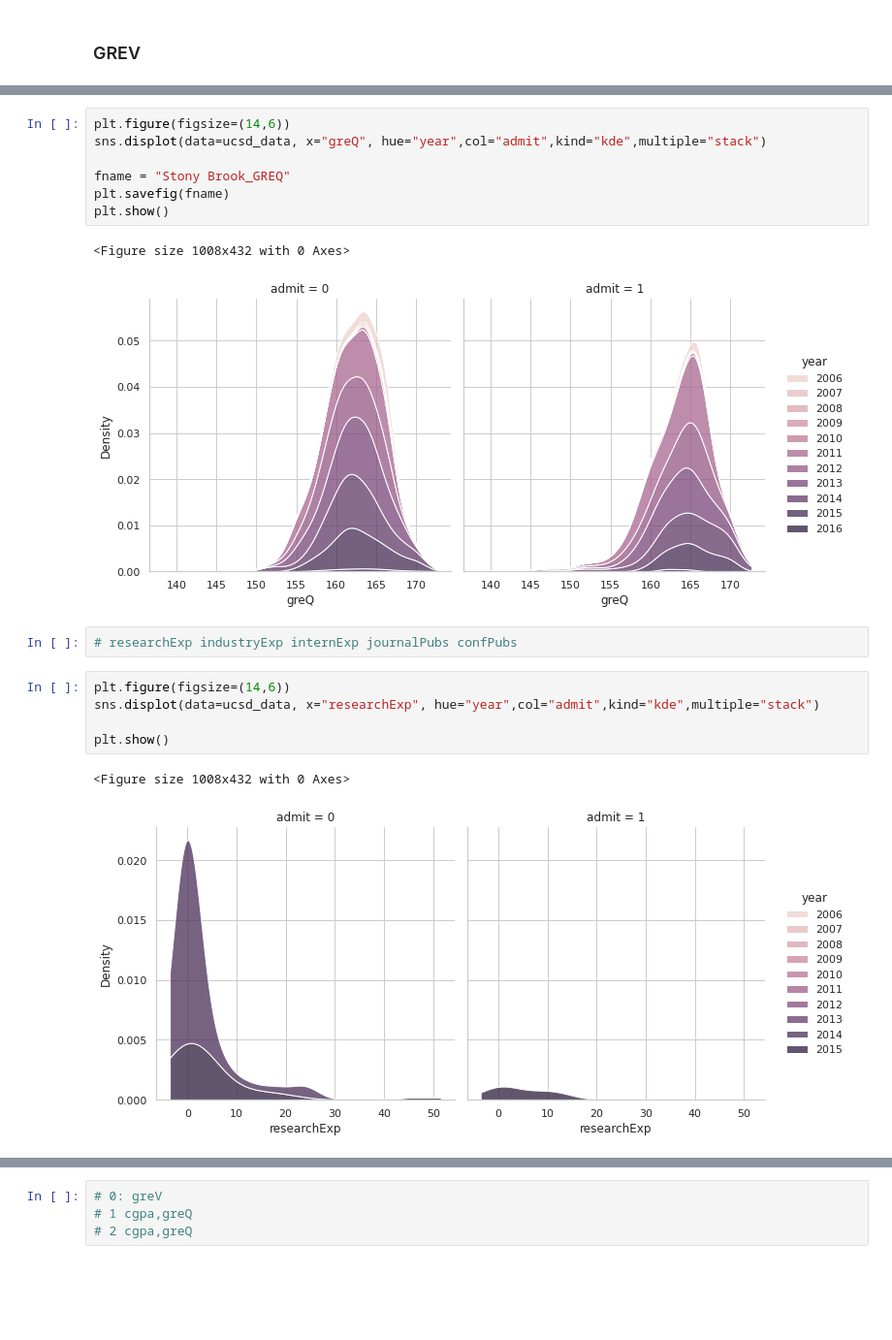
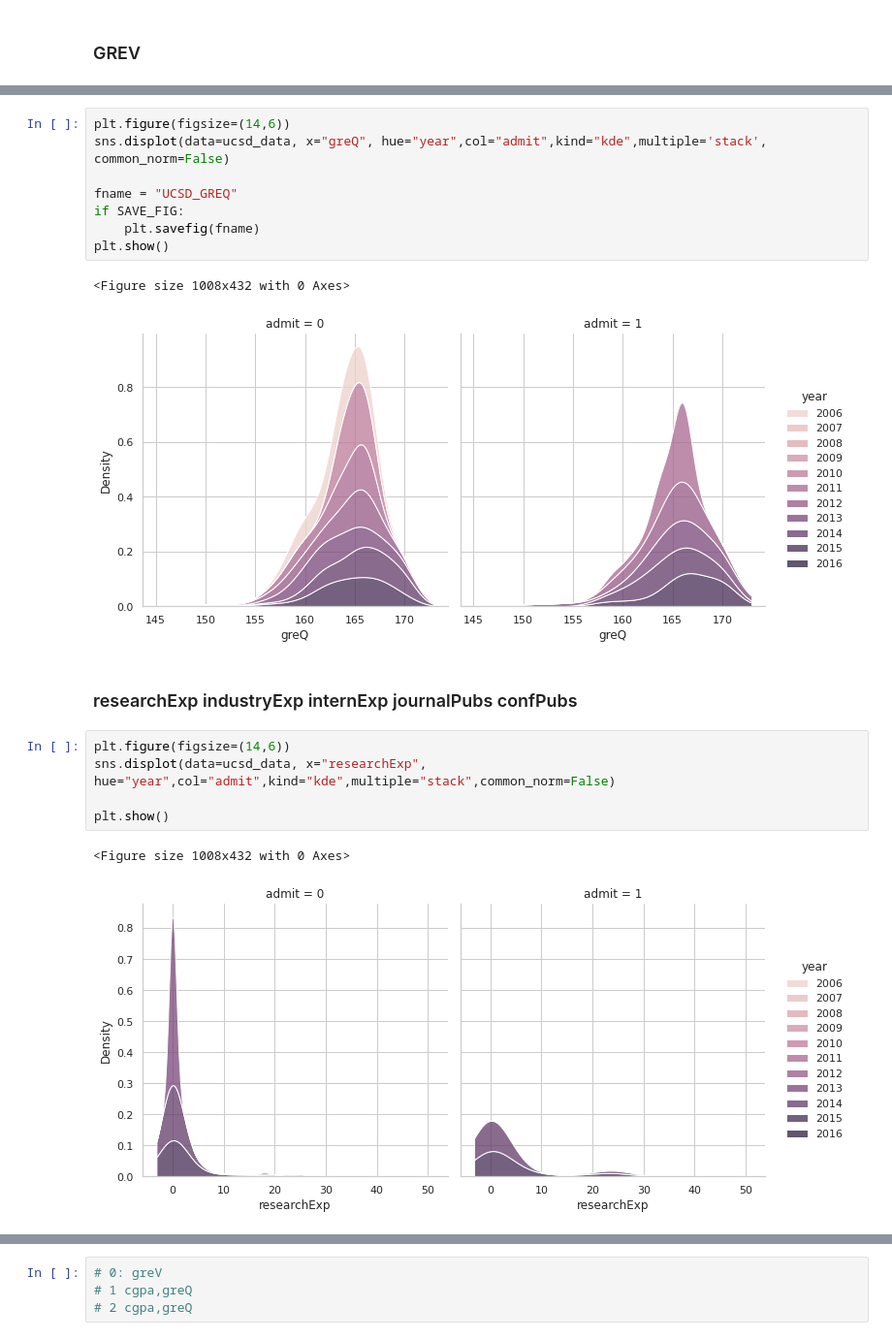
Before and after one commit to yifanwu2828/Graduate-University-Admission-Prediction, a Jupyter notebook: Feature_Engineering.ipynb, the cells around one changed output, grey strips where cells are left out. Shown at 97% size. Cells and saved outputs as stored; diff of their text form; blank space fills up the shorter version.

```diff
--- a/Feature_Engineering.ipynb
+++ b/Feature_Engineering.ipynb
@@ -112,20 +109,21 @@ plt.show()
 # %%
 plt.figure(figsize=(14,6))
-sns.displot(data=ucsd_data, x="greQ", hue="year",col="admit",kind="kde",multiple="stack")
+sns.displot(data=ucsd_data, x="greQ", hue="year",col="admit",kind="kde",multiple='stack', common_norm=False)
 
-fname = "Stony Brook_GREQ"
-plt.savefig(fname)
+fname = "UCSD_GREQ"
+if SAVE_FIG:
+    plt.savefig(fname)
 plt.show()
 # %% [output]
 <Figure size 1008x432 with 0 Axes>
-[figure, old version]
+[figure, new version]
-# %%
-# researchExp industryExp internExp journalPubs confPubs
+# %% [markdown]
+### researchExp industryExp internExp journalPubs confPubs
 # %%
 plt.figure(figsize=(14,6))
-sns.displot(data=ucsd_data, x="researchExp", hue="year",col="admit",kind="kde",multiple="stack")
+sns.displot(data=ucsd_data, x="researchExp", hue="year",col="admit",kind="kde",multiple="stack",common_norm=False)
 
 plt.show()
 # %% [output]
 <Figure size 1008x432 with 0 Axes>
-[figure, old version]
+[figure, new version]
```
Also changed, not shown: parts of 37 cells of this notebook, 16 other files.
